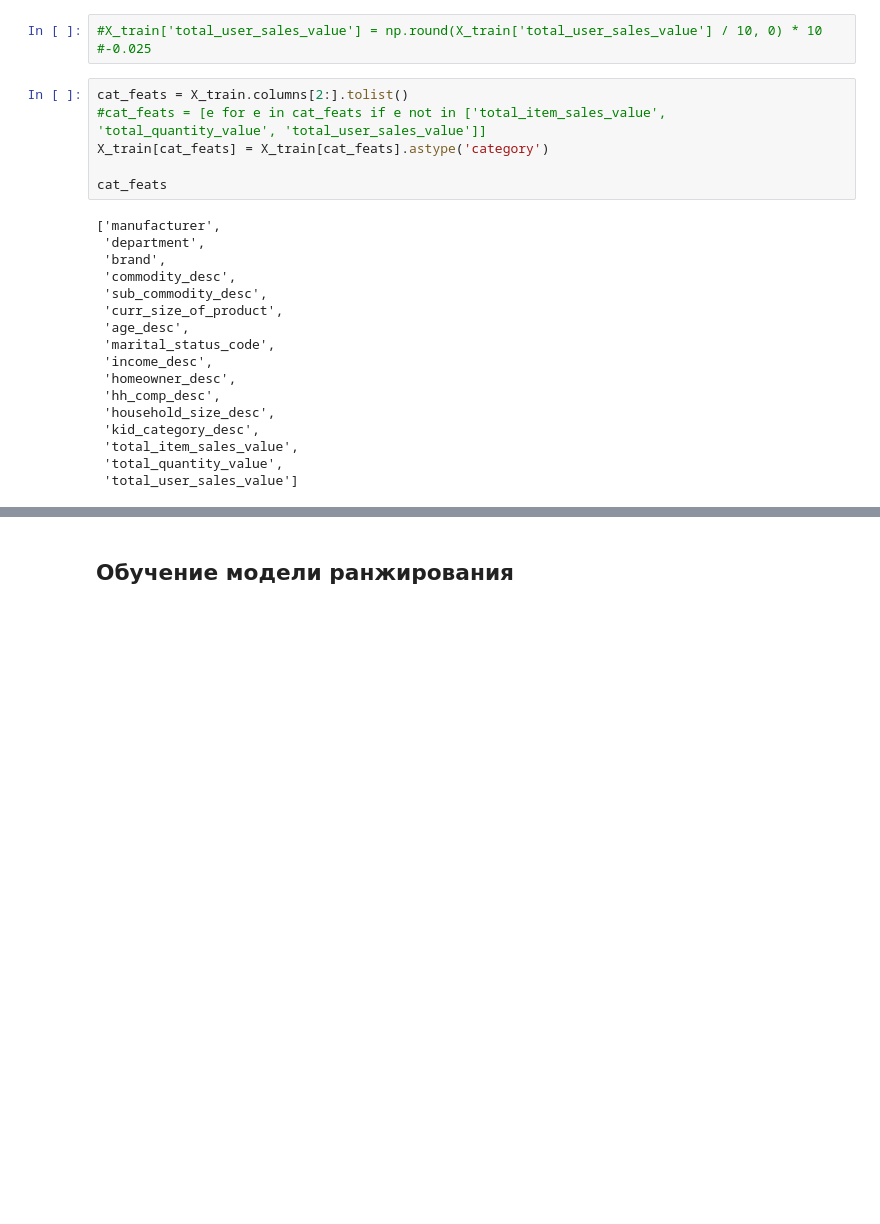
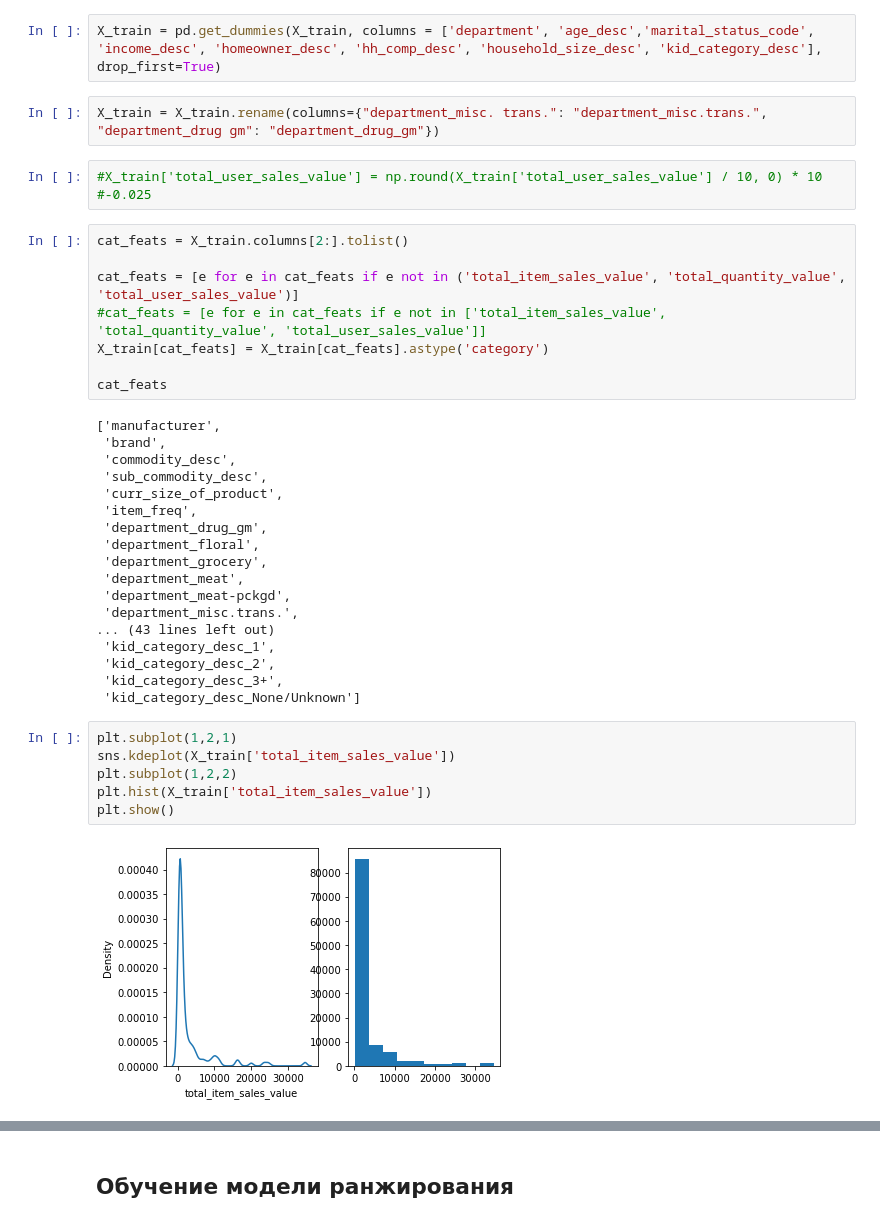
Before and after one commit to ArhiTegio/GB-Recom, a Jupyter notebook: Курсовой/course_project.ipynb, the cells around one changed output, grey strips where cells are left out. Saved outputs shown, nothing was run; the diff lists cells and outputs as text; blank space fills up the shorter version.

```diff
--- a/Курсовой/course_project.ipynb
+++ b/Курсовой/course_project.ipynb
@@ -564,26 +1487,41 @@ dtype: float64, max: 31079.20000000069, min: 26.36, shape uinque: (2087,)
+# %%
+X_train = pd.get_dummies(X_train, columns = ['department', 'age_desc','marital_status_code', 'income_desc', 'homeowner_desc', 'hh_comp_desc', 'household_size_desc', 'kid_category_desc'], drop_first=True)
+# %%
+X_train = X_train.rename(columns={"department_misc. trans.": "department_misc.trans.", "department_drug gm": "department_drug_gm"})
 # %%
 #X_train['total_user_sales_value'] = np.round(X_train['total_user_sales_value'] / 10, 0) * 10
 #-0.025
 # %%
 cat_feats = X_train.columns[2:].tolist()
+
+cat_feats = [e for e in cat_feats if e not in ('total_item_sales_value', 'total_quantity_value', 'total_user_sales_value')]
 #cat_feats = [e for e in cat_feats if e not in ['total_item_sales_value', 'total_quantity_value', 'total_user_sales_value']]
 X_train[cat_feats] = X_train[cat_feats].astype('category')
 
 cat_feats
 # %% [output]
 ['manufacturer',
- 'department',
  'brand',
  'commodity_desc',
  'sub_commodity_desc',
  'curr_size_of_product',
- 'age_desc',
- 'marital_status_code',
- 'income_desc',
- 'homeowner_desc',
- 'hh_comp_desc',
- 'household_size_desc',
- 'kid_category_desc',
- 'total_item_sales_value',
- 'total_quantity_value',
- 'total_user_sales_value']
+ 'item_freq',
+ 'department_drug_gm',
+ 'department_floral',
+ 'department_grocery',
+ 'department_meat',
+ 'department_meat-pckgd',
+ 'department_misc.trans.',
+... (43 lines left out)
+ 'kid_category_desc_1',
+ 'kid_category_desc_2',
+ 'kid_category_desc_3+',
+ 'kid_category_desc_None/Unknown']
+# %%
+plt.subplot(1,2,1)
+sns.kdeplot(X_train['total_item_sales_value'])
+plt.subplot(1,2,2)
+plt.hist(X_train['total_item_sales_value'])
+plt.show()
+# %% [output]
+[figure, added]
```
Also changed, not shown: parts of 93 cells of this notebook.
